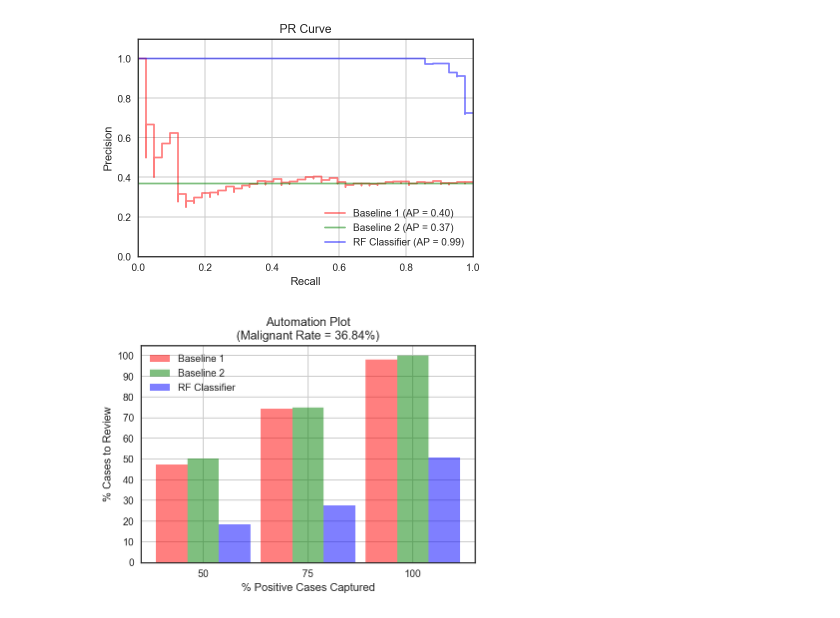
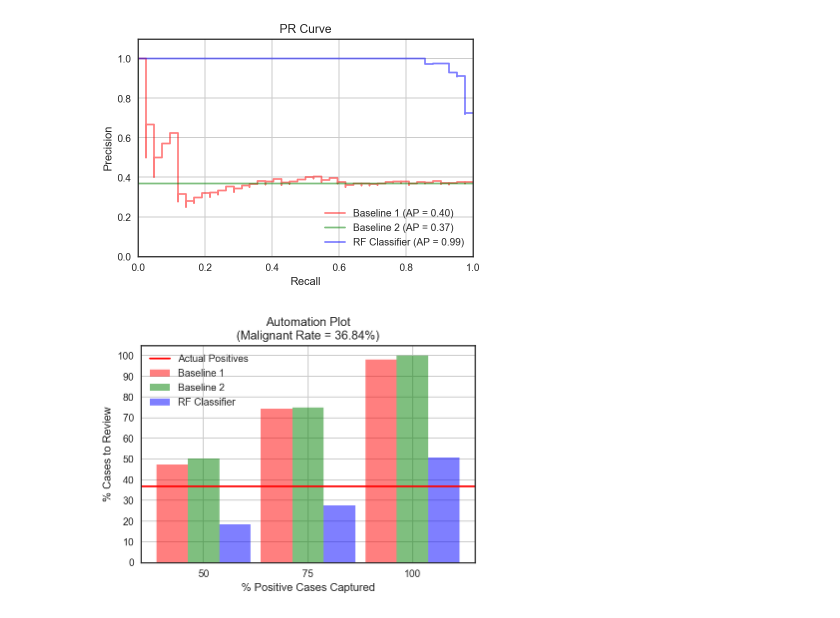
Before and after one commit to thampiman/msdn-digp-blog, a Jupyter notebook: measuring_model_goodness/Classification.ipynb, the cells around one changed output. Cells and saved outputs as stored; diff of their text form; code cells hidden in the pictures.

```diff
--- a/measuring_model_goodness/Classification.ipynb
+++ b/measuring_model_goodness/Classification.ipynb
@@ -390,31 +390,33 @@ rf_auto = []
 for recall in recalls_to_consider:
     x.append(int(recall * 100))
     b1_auto.append(malignant_rate * recall / b1_p[find_nearest(b1_r, recall)[1]])
     b2_auto.append(malignant_rate * recall / b2_p[find_nearest(b2_r, recall)[1]])
     rf_auto.append(malignant_rate * recall / rf_p[find_nearest(rf_r, recall)[1]])
 
 f, ax = plt.subplots()
 index = np.arange(len(x))
 bar_width = 0.3
 opacity = 0.5
 ax.bar(index, b1_auto, bar_width,
        alpha=opacity, color='r',
        label='Baseline 1')
 ax.bar(index + bar_width, b2_auto, bar_width,
        alpha=opacity, color='g',
        label='Baseline 2')
 ax.bar(index + 2 * bar_width, rf_auto, bar_width,
        alpha=opacity, color='b',
        label='RF Classifier')
+ax.plot([-0.3, 2.9], [malignant_rate, malignant_rate], 'r-', label='Actual Positives')
+ax.set_xlim([-0.3, 2.9])
 ax.set_xticks(index + bar_width)
 ax.set_xticklabels(x)
 ax.set_ylim([0, 105])
 ax.set_yticks(np.arange(0, 101, 10))
 ax.set_ylabel('% Cases to Review')
 ax.set_xlabel('% Positive Cases Captured')
 ax.grid(True)
 ax.legend()
 ax.set_title('Automation Plot\n(Malignant Rate = %.2f%%)' % malignant_rate)
 f.savefig('images/automation.png', dpi=200, bbox_inches='tight');
 # %% [output]
-[figure, old version]
+[figure, new version]
```
Also changed, not shown: parts of 1 cell of this notebook, 2 other files.
